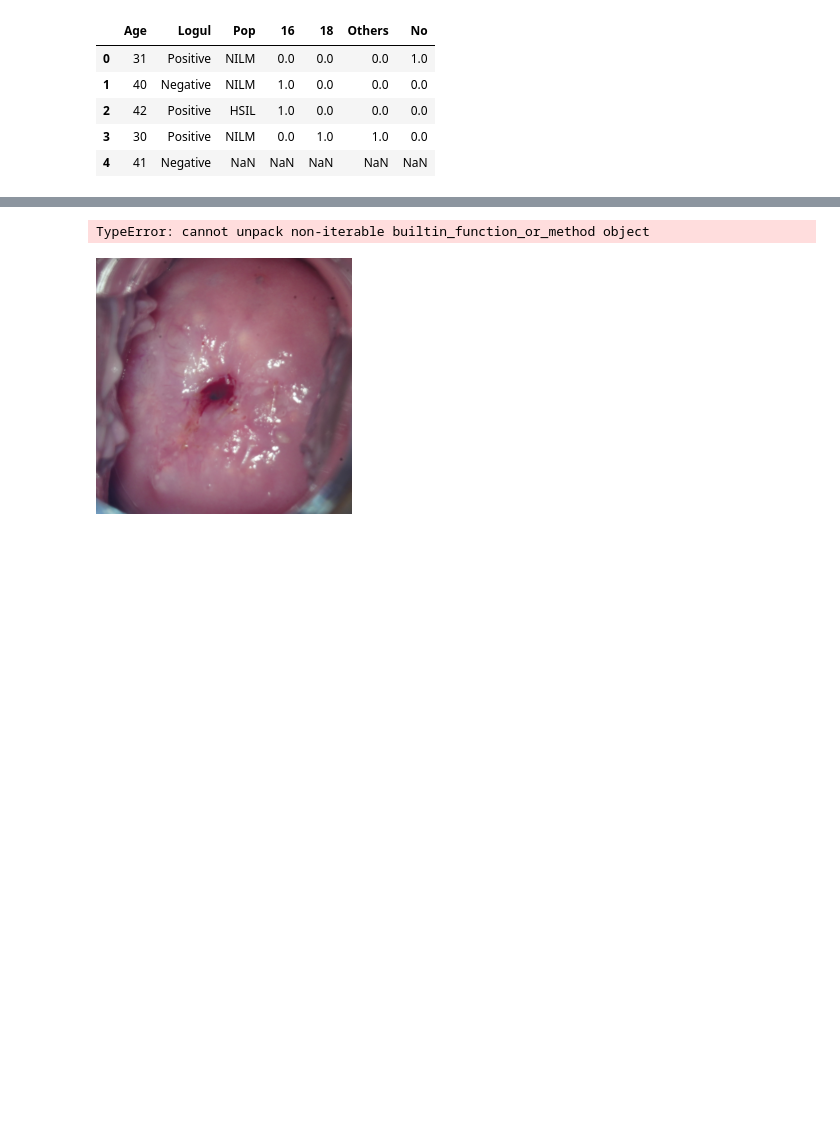
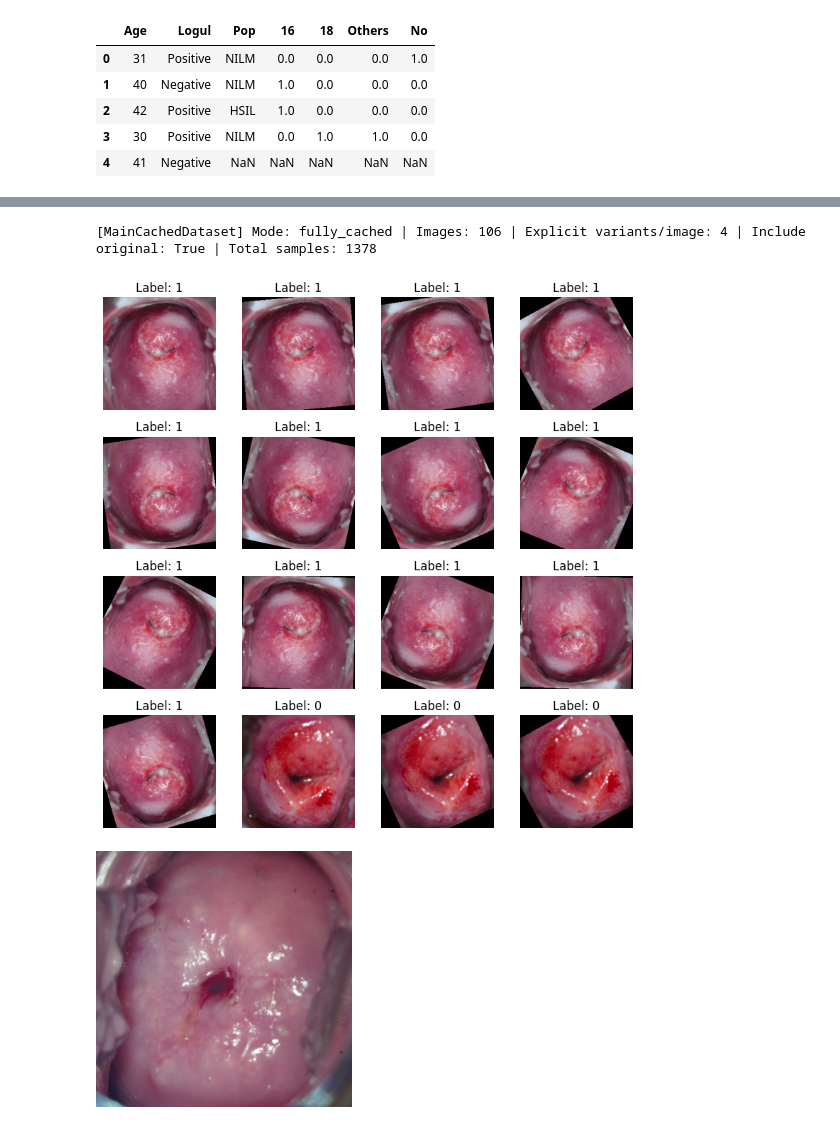
Before and after one commit to YasinSharifbeigy/Colpo, a Jupyter notebook: Test.ipynb, the cells around one changed output, grey strips where cells are left out. Saved outputs shown, nothing was run; the diff lists cells and outputs as text; code cells hidden in the pictures; blank space fills up the shorter version.

```diff
--- a/Test.ipynb
+++ b/Test.ipynb
@@ -2,7 +2,7 @@
 import hydra
 from omegaconf import DictConfig, OmegaConf
 # %%
-cfg = OmegaConf.load("conf/dataset/default.yaml")
+cfg = OmegaConf.load("conf/dataset/test.yaml")
 # %%
 cfg.dataset.augmentations
 # %% [output]
@@ -110,7 +116,7 @@ test_df.head()
 | 3 | 19.663 | 19.663/19_663_A2.JPG | True | False | -0.582659 | 2.0 | 0.0 | ... |
 | 4 | 19.154 | 19.154/19_154_A2.JPG | True | True | 0.859771 | 0.0 | 0.0 | ... |
 # %%
-cfg = OmegaConf.load("conf/dataset/default.yaml")
+cfg = OmegaConf.load("conf/dataset/test.yaml")
 base_pipeline = AugmentationPipeline(cfg.dataset.base_pipeline)
 aug_pipeline = AugmentationPipeline(cfg.dataset.augmentations)
 # %%
@@ -123,7 +129,42 @@ test_dataset = MainCachedDataset(test_df,
                                  base_pipeline= base_pipeline,
                                  aug_pipeline = aug_pipeline)
 # %% [output]
-TypeError: cannot unpack non-iterable builtin_function_or_method object
+[MainCachedDataset] Mode: fully_cached | Images: 106 | Explicit variants/image: 4 | Include original: True | Total samples: 1378
+# %%
+test_loader = DataLoader(test_dataset, batch_size=16, shuffle=False)
+# %%
+import matplotlib.pyplot as plt
+
+def show_all_augmentations(dataset, img_idx):
+    fig, axes = plt.subplots(4, 4, figsize=(8, 8))
+    for i in range(16):
+        img, _, _ = dataset[img_idx * 16 + i]
+        axes[i // 4, i % 4].imshow(img.permute(1, 2, 0).numpy() * 0.5 + 0.5)
+        axes[i // 4, i % 4].axis('off')
+    plt.show()
+
+def show_first_16_from_batch(batch):
+    images, labels = batch
+
+    fig, axes = plt.subplots(4, 4, figsize=(8, 8))
+
+    for i in range(16):
+        img = images[i].cpu().permute(1, 2, 0).numpy()
+        img = img.clip(0, 1)
+        label = labels[i].item()
+
+        axes[i // 4, i % 4].imshow(img)
+        axes[i // 4, i % 4].set_title(f"Label: {label}")
+        axes[i // 4, i % 4].axis("off")
+
+    plt.tight_layout()
+    plt.show()
+
+# show_all_augmentations(train_dataset, 0)
+batch = next(iter(test_loader))
+show_first_16_from_batch(batch)
+# %% [output]
+[figure, added]
 # %%
 img = Image.open(os.path.join(data_root, r'Cropped Folder/19.202', r'19.202/19_202_A.JPG'))
 # %%
```
Also changed, not shown: parts of 4 cells of this notebook, 2 other files.
